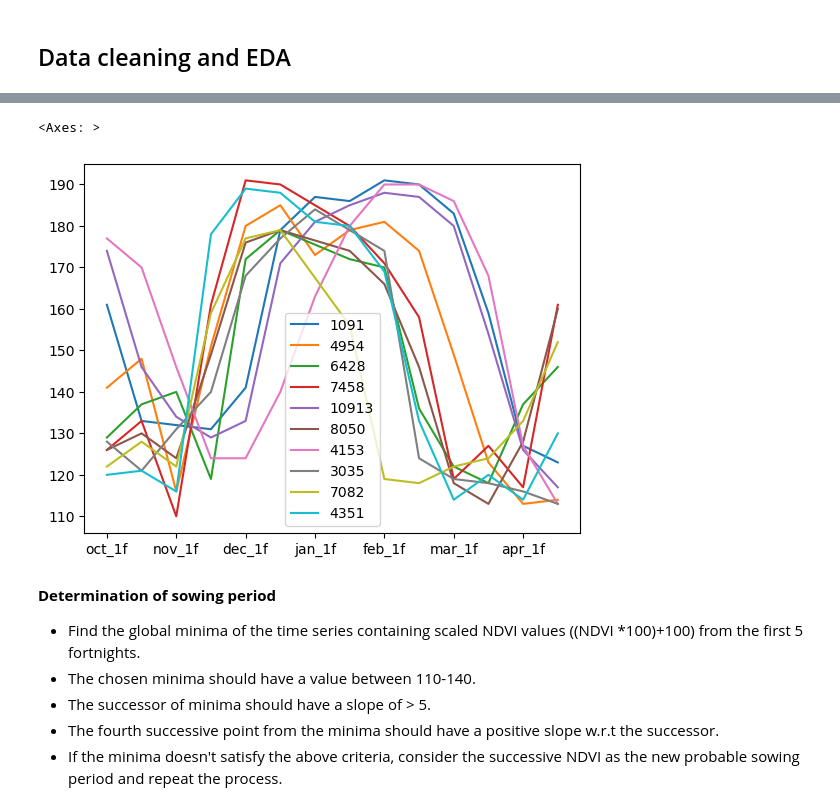
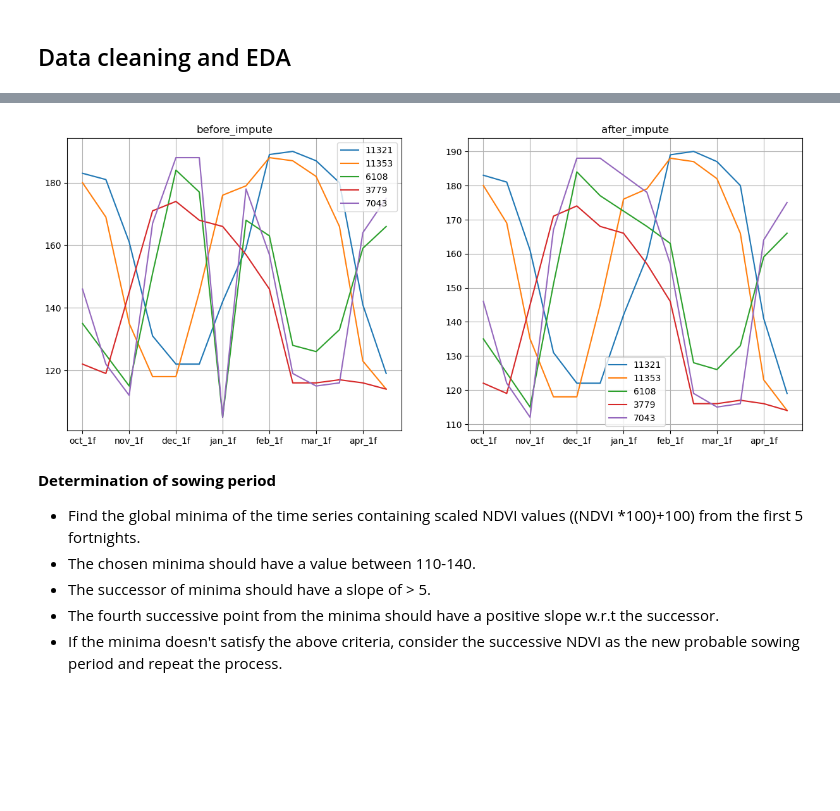
Before and after one commit to tsreekrishna/library, a Jupyter notebook: crop_classification/notebooks/data_cleaning.ipynb, the cells around one changed output, grey strips where cells are left out. Saved outputs shown, nothing was run; the diff lists cells and outputs as text; code cells hidden in the pictures; blank space fills up the shorter version.

```diff
--- a/crop_classification/notebooks/data_cleaning.ipynb
+++ b/crop_classification/notebooks/data_cleaning.ipynb
@@ -79,18 +80,3 @@ display(data.head(5), data.shape)
 (13256, 15)
 # %% [markdown]
 ## Data cleaning and EDA
-# %%
-# Missing Satellite readings: Rows with 0s, 1s or nans in the 6 possible sowing periods are dropped
-
-outliers = data[data.loc[:,'oct_1f':'dec_2f'].apply(lambda row:any((i == 1)|(i == 0)|(pd.isna(i)) for i in row), axis=1)]
-
-data.drop(outliers.index, inplace=True)
-
-display(f'{outliers.shape[0]} dropped')
-
-if outliers.shape[0] > 10:
-    outliers.loc[:,'oct_1f':'apr_2f'].sample(10, random_state=0).T.plot()
-else:
-    outliers.loc[:,'oct_1f':'apr_2f'].T.plot()
-
-plt.show()
@@ -100,7 +82,0 @@ plt.show()
-# %%
-# Missing Satellite readings: Rows with 0s, 1s or nans are imputed with the average of the the adjacent readings only if previous
-# fn NDVI reading is less than 140 (Post harvest)
-
-data = data.apply(_post_hrvst_impute, axis=1)
-
-data.loc[:,'oct_1f':'apr_2f'].sample(10, random_state=0).T.plot()
@@ -110,11 +83,15 @@ data.loc[:,'oct_1f':'apr_2f'].sample(10, random_state=0).T.plot()
 # %%
-# Jan_1f imputation
+# Imputing the NDVI fornights with the averages if the dip is greater than 20 either of the adjs
+before_impute = data.loc[:,'oct_1f':'apr_2f'].sample(5, random_state=0)
 data = data.apply(_dip_impute, axis=1)
 
-data.loc[:,'oct_1f':'apr_2f'].sample(10, random_state=0).T.plot()
+fig, axes = plt.subplots(nrows=1, ncols=2, figsize=(15,6))
+
+before_impute.T.plot(ax=axes[0],title='before_impute')
+data.loc[:,'oct_1f':'apr_2f'].sample(5, random_state=0).T.plot(ax=axes[1],title='after_impute')
+plt.show()
 # %% [output]
-<Axes: >
-[figure, old version]
+[figure, new version]
 # %% [markdown]
 __Determination of sowing period__
 
```
Also changed, not shown: parts of 11 cells of this notebook, 9 other files.
